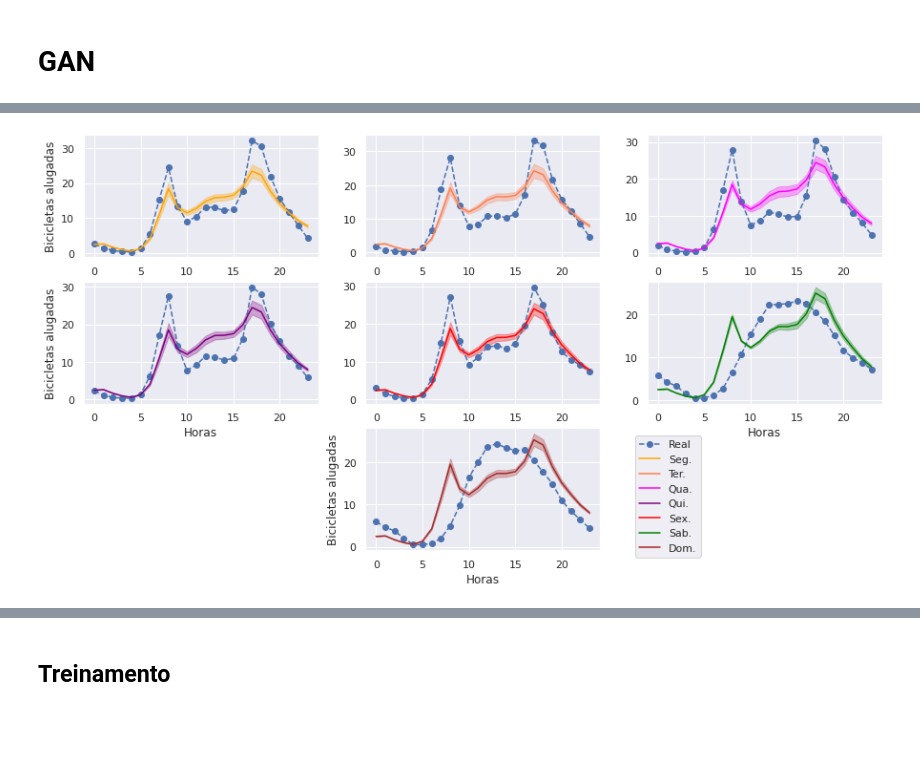
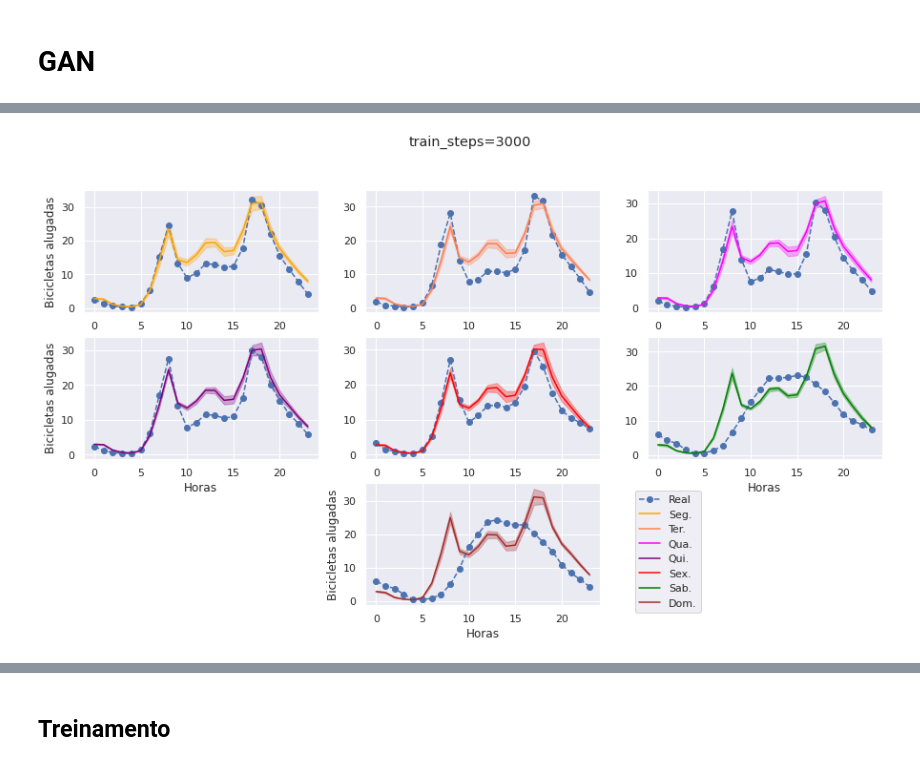
Before and after one commit to ifribeiro/minicurso_webmedia22, a Jupyter notebook: gans_series_temporais.ipynb, the cells around one changed output, grey strips where cells are left out. Saved outputs shown, nothing was run; the diff lists cells and outputs as text; code cells hidden in the pictures; blank space fills up the shorter version.

Commit message:
update plots

```diff
--- a/gans_series_temporais.ipynb
+++ b/gans_series_temporais.ipynb
@@ -213,6 +217,6 @@ p.plot_compare_sum(dict_weeks_fakes,dict_weeks_real, bbox=(1.45, -0.1) )
 # %%
-path_lista_fakes = glob.glob("datasets/generated/timegan/*bs7.npy")
+path_lista_fakes = glob.glob("datasets/generated/timegan/3/*.npy")
 dict_weeks_fakes = {i:p.get_list_wks(path_lista_fakes, lista_datas[:365*24], 24, wk=i) for i in range(7)}
-p.plot_compare_sum(dict_weeks_fakes,dict_weeks_real, bbox=(1.45, -0.1) )
+p.plot_compare_sum(dict_weeks_fakes,dict_weeks_real, bbox=(1.45, -0.1), figtitle="train_steps=3000")
 # %% [output]
-[figure, old version]
+[figure, new version]
```
Also changed, not shown: parts of 6 cells of this notebook, 1 other file.
